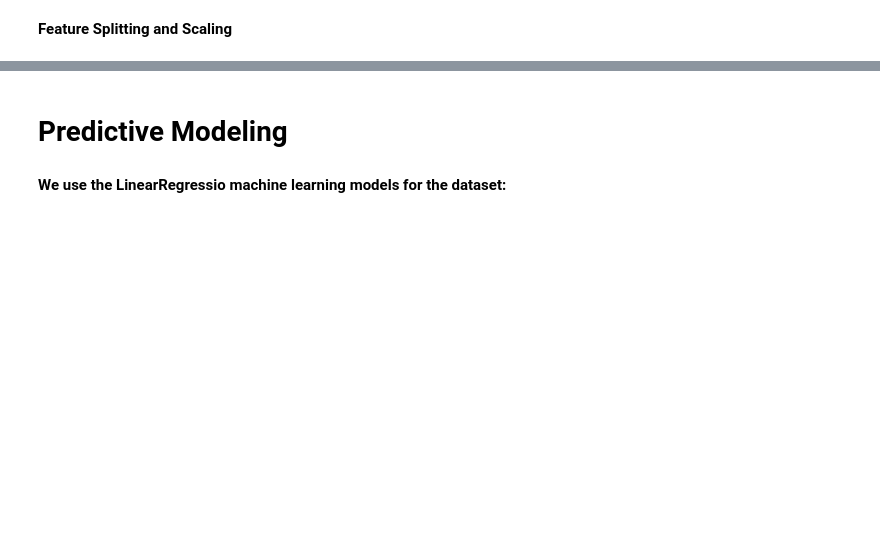
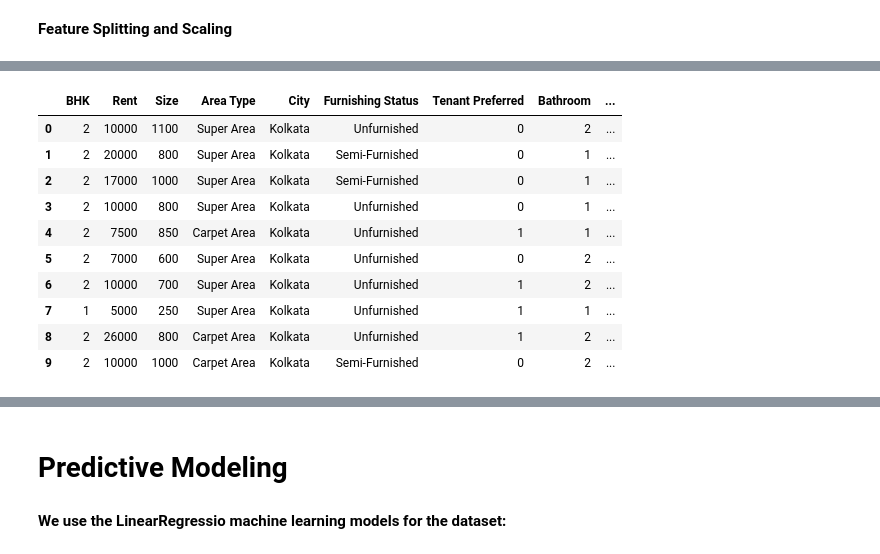
Before and after one commit to chandru1003/Kaggle, a Jupyter notebook: house-rent-prediction.ipynb, the cells around one changed output, grey strips where cells are left out. Drawn from its saved outputs; the diff is of its cells as text; code cells hidden in the pictures; blank space fills up the shorter version.

Commit message:
Kaggle Notebook | House Rent Prediction | Version 3

```diff
--- a/house-rent-prediction.ipynb
+++ b/house-rent-prediction.ipynb
@@ -149,0 +228,3 @@ data.head(10)
+# %%
+data['Renting Floor'].replace(['Ground', 'Upper Basement','Lower Basement'],
+                        [0,-1,-2], inplace=True)
@@ -149,0 +245,5 @@ data.head(10)
+# %%
+data.drop(data[data["Floor"] == "Ground"].index, axis = 0, inplace=True)
+data.drop(data[data["Floor"] == "3"].index, axis = 0, inplace=True)
+data.drop(data[data["Floor"] == "1"].index, axis = 0, inplace=True)
+data["Total Floor"] = [x.split(" out of ")[1] for x in data["Floor"].values]
@@ -150,2 +284,6 @@ data.head(10)
+# %%
+data["Posted Day"] = [x.split("-")[2] for x in data["Posted On"].values]
+data["Posted Month"] = [x.split("-")[1] for x in data["Posted On"].values]
+data["Posted Year"] = [x.split("-")[0] for x in data["Posted On"].values]
 # %% [markdown]
 **Feature Splitting and Scaling**
@@ -201,0 +304,18 @@ def prepare_test_set(testdataframe):
+# %%
+data.drop(axis = 1, labels = "Posted On", inplace = True)
+data.drop(axis = 1, labels = "Area Locality", inplace = True)
+data.drop(axis = 1, labels = "Floor", inplace = True)
+# %%
+data.head(10)
+# %% [output]
+|  | BHK | Rent | Size | Area Type | City | Furnishing Status | Tenant Preferred | Bathroom | ... |
+| 0 | 2 | 10000 | 1100 | Super Area | Kolkata | Unfurnished | 0 | 2 | ... |
+| 1 | 2 | 20000 | 800 | Super Area | Kolkata | Semi-Furnished | 0 | 1 | ... |
+| 2 | 2 | 17000 | 1000 | Super Area | Kolkata | Semi-Furnished | 0 | 1 | ... |
+| 3 | 2 | 10000 | 800 | Super Area | Kolkata | Unfurnished | 0 | 1 | ... |
+| 4 | 2 | 7500 | 850 | Carpet Area | Kolkata | Unfurnished | 1 | 1 | ... |
+| 5 | 2 | 7000 | 600 | Super Area | Kolkata | Unfurnished | 0 | 2 | ... |
+| 6 | 2 | 10000 | 700 | Super Area | Kolkata | Unfurnished | 1 | 2 | ... |
+| 7 | 1 | 5000 | 250 | Super Area | Kolkata | Unfurnished | 1 | 1 | ... |
+| 8 | 2 | 26000 | 800 | Carpet Area | Kolkata | Unfurnished | 1 | 2 | ... |
+| 9 | 2 | 10000 | 1000 | Carpet Area | Kolkata | Semi-Furnished | 0 | 2 | ... |
```
Also changed, not shown: parts of 22 cells of this notebook.
